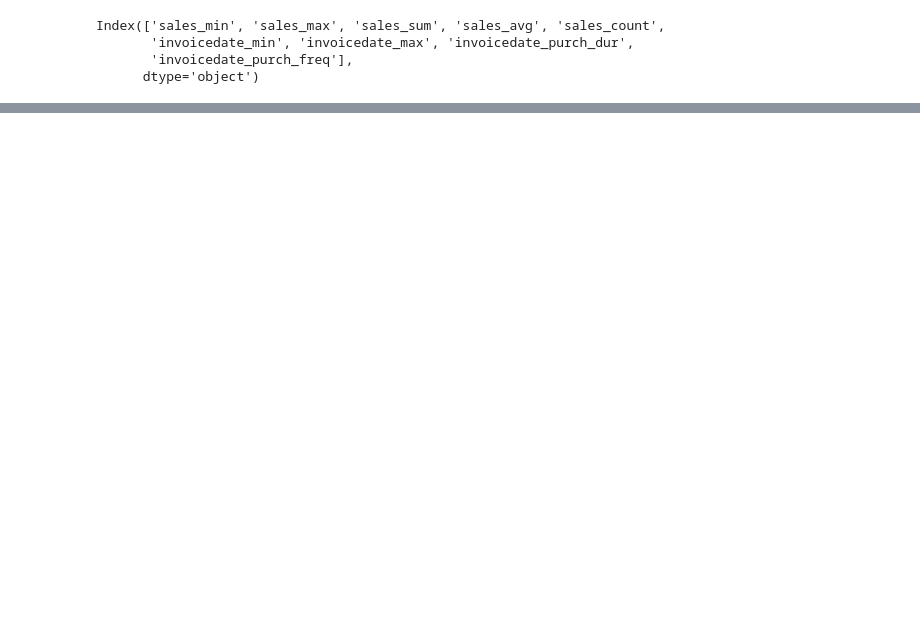
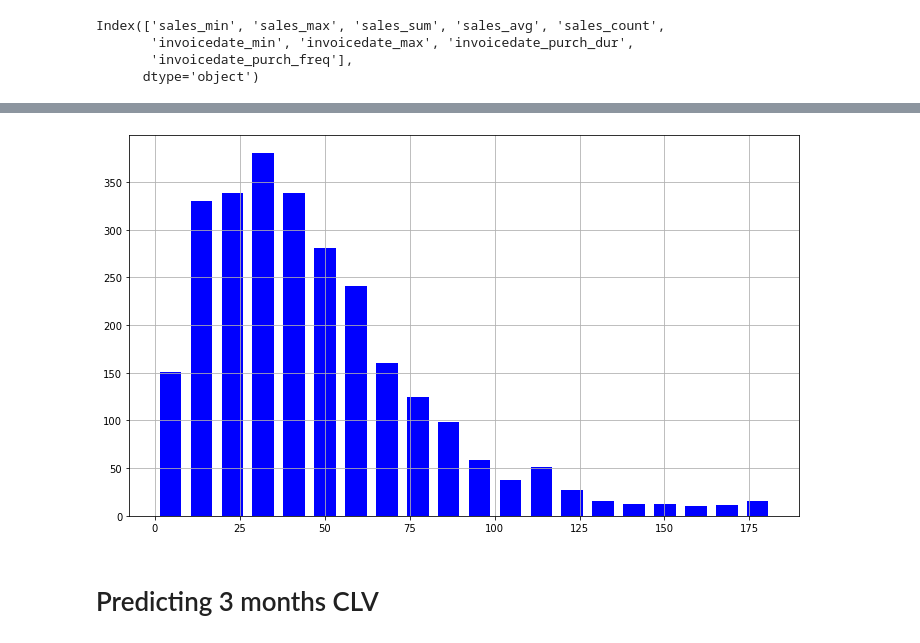
Before and after one commit to Zielzor/Customer-Lifetime-Value, a Jupyter notebook: Customer Lifetime Value Analysis.ipynb, the cells around one changed output, grey strips where cells are left out. Drawn from its saved outputs; the diff is of its cells as text; code cells hidden in the pictures; blank space fills up the shorter version.

```diff
--- a/Customer Lifetime Value Analysis.ipynb
+++ b/Customer Lifetime Value Analysis.ipynb
@@ -97,0 +152,13 @@ Index(['sales_min', 'sales_max', 'sales_sum', 'sales_avg', 'sales_count',
+# %%
+ax = summary["invoicedate_purch_freq"].hist(
+    bins = 20,
+    color = "blue",
+    rwidth = 0.7,
+    figsize = (12,7)
+)
+
+plt.show()
+# %% [output]
+[figure, added]
+# %% [markdown]
+# Predicting 3 months CLV
```
Also changed, not shown: parts of 34 cells of this notebook.
